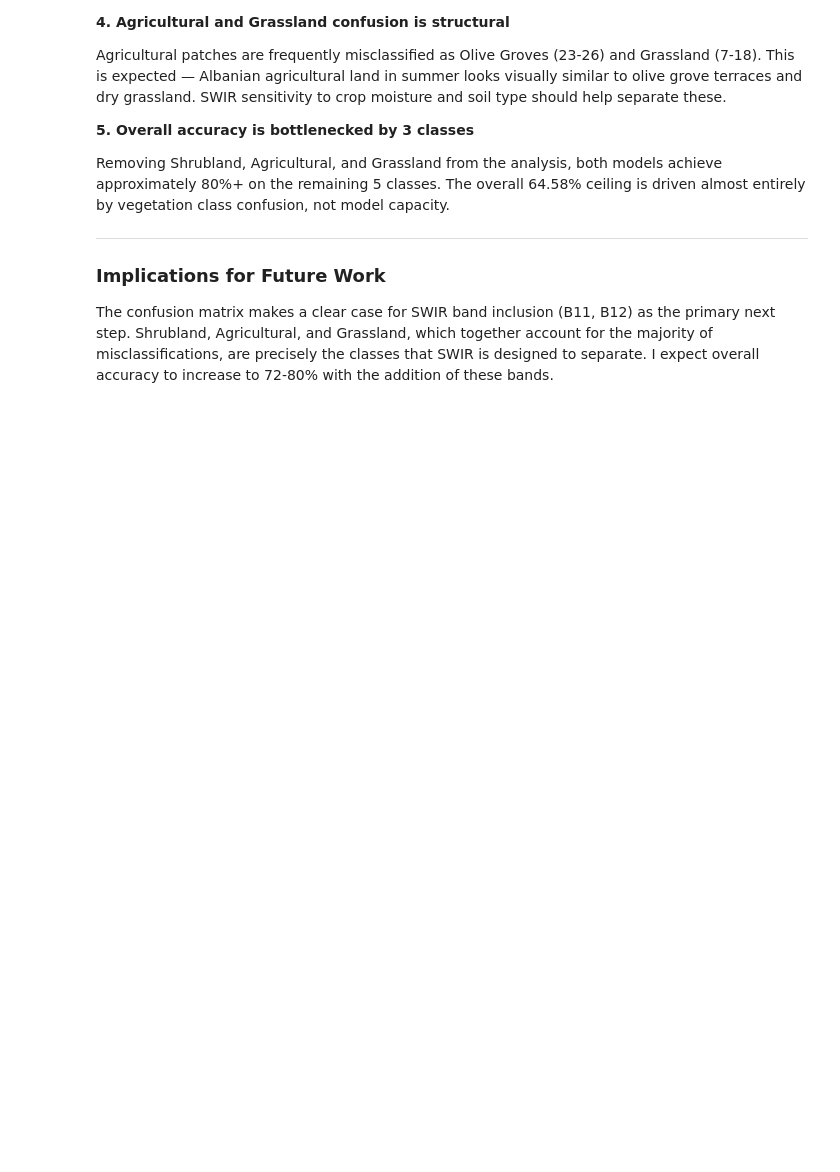
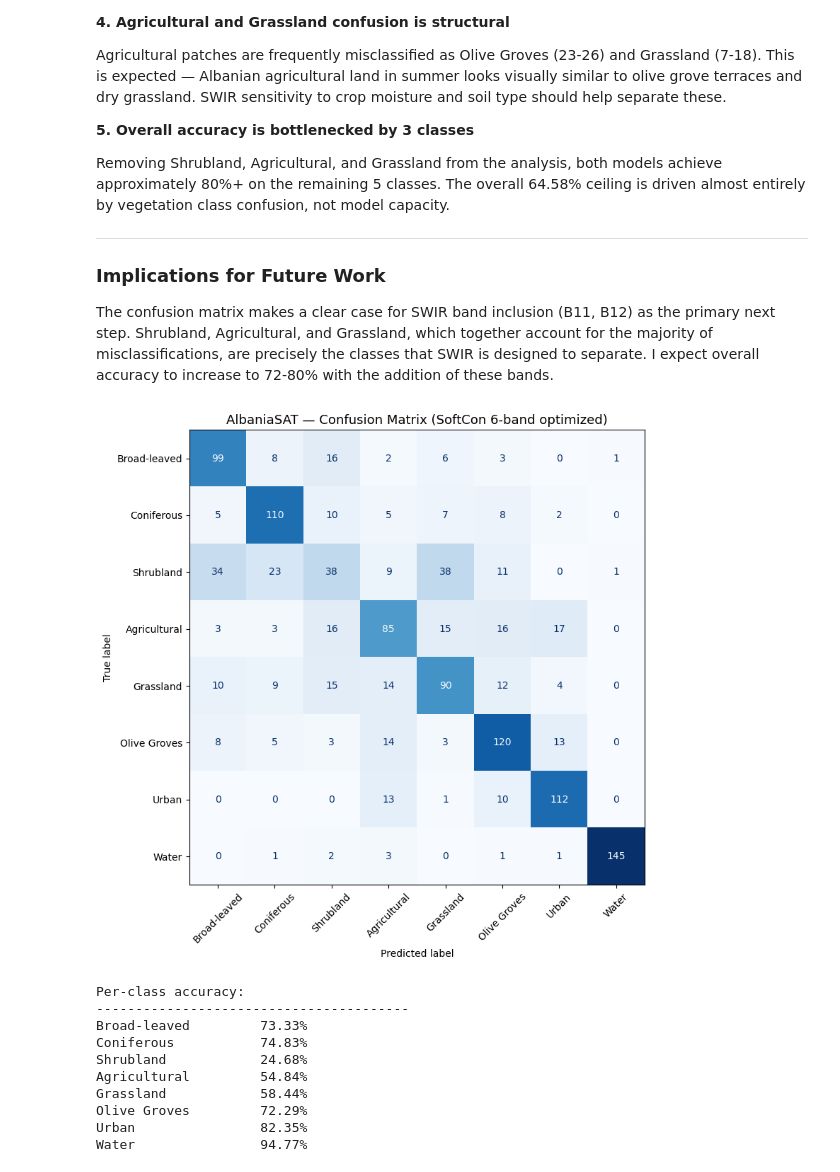
Before and after one commit to virvihuta/AlbaniaSAT, a Jupyter notebook: notebooks/evaluation_v2.ipynb, the cells around one changed output. Drawn from its saved outputs; the diff is of its cells as text; code cells hidden in the pictures; blank space fills up the shorter version.

Commit message:
conf-matrix and anlysis

```diff
--- a/notebooks/evaluation_v2.ipynb
+++ b/notebooks/evaluation_v2.ipynb
@@ -671,3 +671,82 @@ Removing Shrubland, Agricultural, and Grassland from the analysis, both models a
 ### Implications for Future Work
 
 The confusion matrix makes a clear case for SWIR band inclusion (B11, B12) as the primary next step. Shrubland, Agricultural, and Grassland, which together account for the majority of misclassifications, are precisely the classes that SWIR is designed to separate. I expect overall accuracy to increase to 72-80% with the addition of these bands.
+# %%
+# Load optimized 6-band model
+model_6band_eval = models.resnet50()
+state_dict_6 = torch.load("../results/models/resnet50_softcon_6band_opt.pth", map_location="cpu")
+
+# Rebuild architecture
+weights_path = hf_hub_download(repo_id="wangyi111/softcon", filename="B13_rn50_softcon.pth")
+sc_state = torch.load(weights_path, map_location="cpu")
+if "model" in sc_state:
+    sc_state = sc_state["model"]
+
+model_6band_eval.conv1 = nn.Conv2d(6, 64, kernel_size=7, stride=2, padding=3, bias=False)
+model_6band_eval.fc = nn.Linear(2048, 8)
+model_6band_eval.load_state_dict(state_dict_6, strict=False)
+model_6band_eval = model_6band_eval.to(device)
+model_6band_eval.eval()
+
+# Rebuild 6-band test loader
+X = np.load("../data/AlbaniaSAT/processed_v3/patches.npy")
+y = np.load("../data/AlbaniaSAT/processed_v3/labels.npy")
+
+X_6band = np.clip(X, 0, 3000) / 3000.0
+mean_6 = np.array([0.485, 0.456, 0.406, 0.441, 0.350, 0.320]).reshape(1, 6, 1, 1)
+std_6  = np.array([0.229, 0.224, 0.225, 0.220, 0.180, 0.170]).reshape(1, 6, 1, 1)
+X_6band = (X_6band - mean_6) / std_6
+X_6band = X_6band.astype(np.float32)
+
+n = len(X_6band)
+indices = np.random.RandomState(42).permutation(n)
+n_train = int(0.7 * n)
+n_val   = int(0.15 * n)
+test_idx = indices[n_train + n_val:]
+
+test_set_6 = AlbaniaSATDataset(X_6band[test_idx], y[test_idx])
+test_loader_6 = DataLoader(test_set_6, batch_size=32, shuffle=False)
+
+# Run inference
+all_preds_6 = []
+all_true_6 = []
+
+with torch.no_grad():
+    for X_batch, y_batch in test_loader_6:
+        X_batch = X_batch.to(device)
+        preds = model_6band_eval(X_batch).argmax(1).cpu().numpy()
+        all_preds_6.extend(preds)
+        all_true_6.extend(y_batch.numpy())
+
+all_preds_6 = np.array(all_preds_6)
+all_true_6 = np.array(all_true_6)
+
+# Plot
+cm_6 = confusion_matrix(all_true_6, all_preds_6)
+fig, ax = plt.subplots(figsize=(10, 8))
+disp = ConfusionMatrixDisplay(confusion_matrix=cm_6, display_labels=short_names)
+disp.plot(ax=ax, cmap="Blues", colorbar=False, xticks_rotation=45)
+ax.set_title("AlbaniaSAT — Confusion Matrix (SoftCon 6-band optimized)", fontsize=13)
+plt.tight_layout()
+plt.savefig("../results/figures/confusion_matrix_6band.png", dpi=150)
+plt.show()
+
+print("\nPer-class accuracy:")
+print("-" * 40)
+for i, name in enumerate(short_names):
+    class_total = (all_true_6 == i).sum()
+    class_correct = ((all_true_6 == i) & (all_preds_6 == i)).sum()
+    acc = class_correct / class_total * 100
+    print(f"{name:<20} {acc:.2f}%")
+# %% [output]
+[figure, added]
+Per-class accuracy:
+----------------------------------------
+Broad-leaved         73.33%
+Coniferous           74.83%
+Shrubland            24.68%
+Agricultural         54.84%
+Grassland            58.44%
+Olive Groves         72.29%
+Urban                82.35%
+Water                94.77%
```
Also changed, not shown: parts of 1 cell of this notebook.
